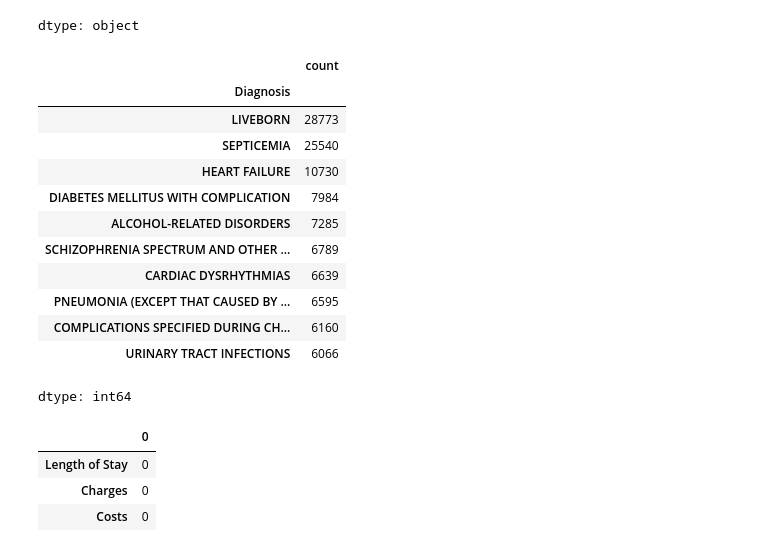
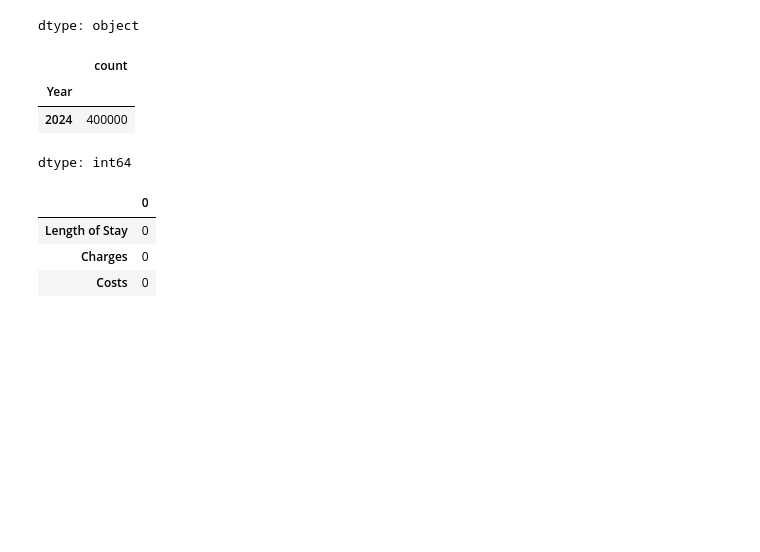
Before and after one commit to wenh08/Python_projects-, a Jupyter notebook: Hospital_Inpatient_Discharge.ipynb, the cells around one changed output. Saved outputs shown, nothing was run; the diff lists cells and outputs as text; code cells hidden in the pictures; blank space fills up the shorter version.

```diff
--- a/Hospital_Inpatient_Discharge.ipynb
+++ b/Hospital_Inpatient_Discharge.ipynb
@@ -267,20 +267,11 @@ hospital_df[['Age Group', 'Gender', 'Race', 'Ethnicity', 'Severity', 'Severity C
 | Severity Code | [4, 2, 1, 3, 0] |
 dtype: object
 # %%
-hospital_df['Diagnosis'].value_counts().head(10)
+hospital_df['Year'].value_counts()
 # %% [output]
 |  | count |
-| Diagnosis |  |
-| LIVEBORN | 28773 |
-| SEPTICEMIA | 25540 |
-| HEART FAILURE | 10730 |
-| DIABETES MELLITUS WITH COMPLICATION | 7984 |
-| ALCOHOL-RELATED DISORDERS | 7285 |
-| SCHIZOPHRENIA SPECTRUM AND OTHER ... | 6789 |
-| CARDIAC DYSRHYTHMIAS | 6639 |
-| PNEUMONIA (EXCEPT THAT CAUSED BY ... | 6595 |
-| COMPLICATIONS SPECIFIED DURING CH... | 6160 |
-| URINARY TRACT INFECTIONS | 6066 |
+| Year |  |
+| 2024 | 400000 |
 dtype: int64
 # %%
 # Checks for zero or negitive values within these columns to ensure the data is valid
```
Also changed, not shown: parts of 6 cells of this notebook.
